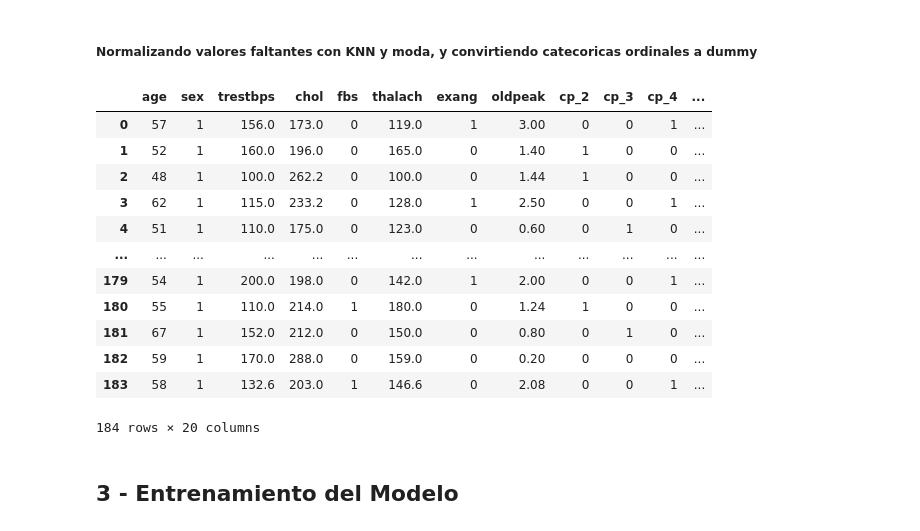
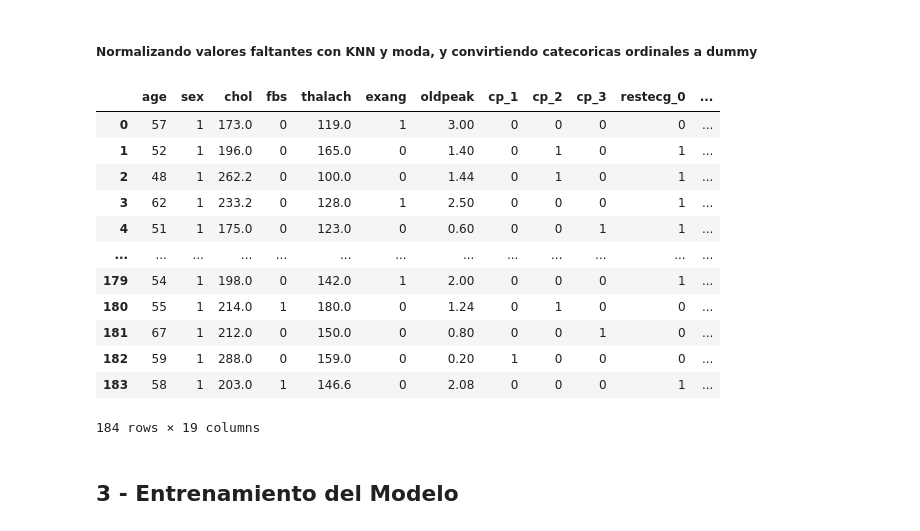
Before and after one commit to cmarty02/DATACADABRA_DataProject_3, a Jupyter notebook: data_raw/Data_Project_3_Cris.ipynb, the cells around one changed output. Cells and saved outputs as stored; diff of their text form; code cells hidden in the pictures.

```diff
--- a/data_raw/Data_Project_3_Cris.ipynb
+++ b/data_raw/Data_Project_3_Cris.ipynb
@@ -1228,28 +1296,38 @@ test_copy_c
 # %% [markdown]
 ##### Normalizando valores faltantes con KNN y moda, y convirtiendo catecoricas ordinales a dummy
 # %%
-#Cambio los 9 en ca por nan
+# Cambio los 9 en ca por nan
 test_copy_b['ca'] = test_copy_b['ca'].replace(9, float('nan'))
 
-#Convierto variables seleccionadas a dummy y elimino la primera para evitar colinealidad
-test_copy_dummy_d = pd.get_dummies(test_copy_b, columns=['cp', 'restecg', 'ca', 'slope', 'thal'], drop_first=True, dtype=int)
+# Convierto variables seleccionadas a dummy
+test_copy_dummy_d = pd.get_dummies(test_copy_b, columns=['cp', 'restecg', 'ca', 'slope', 'thal'], dtype=int)
 
 
+# Elimino la el valor de referencia (resultado normal) para evitar colinealidad
+test_copy_dummy_d.drop('cp_4', axis=1, inplace=True)
+test_copy_dummy_d.drop('restecg_2', axis=1, inplace=True)
+test_copy_dummy_d.drop('ca_3', axis=1, inplace=True)
+test_copy_dummy_d.drop('slope_3', axis=1, inplace=True)
+test_copy_dummy_d.drop('thal_7', axis=1, inplace=True)
+
+test_copy_dummy_d.drop('trestbps', axis=1, inplace=True)
+#test_copy_dummy_d.drop('oldpeak', axis=1, inplace=True)
+
 test_copy_dummy_d
 # %% [output]
-|  | age | sex | trestbps | chol | fbs | thalach | exang | oldpeak | cp_2 | cp_3 | cp_4 | ... |
-| 0 | 57 | 1 | 156.0 | 173.0 | 0 | 119.0 | 1 | 3.00 | 0 | 0 | 1 | ... |
-| 1 | 52 | 1 | 160.0 | 196.0 | 0 | 165.0 | 0 | 1.40 | 1 | 0 | 0 | ... |
-| 2 | 48 | 1 | 100.0 | 262.2 | 0 | 100.0 | 0 | 1.44 | 1 | 0 | 0 | ... |
-| 3 | 62 | 1 | 115.0 | 233.2 | 0 | 128.0 | 1 | 2.50 | 0 | 0 | 1 | ... |
-| 4 | 51 | 1 | 110.0 | 175.0 | 0 | 123.0 | 0 | 0.60 | 0 | 1 | 0 | ... |
+|  | age | sex | chol | fbs | thalach | exang | oldpeak | cp_1 | cp_2 | cp_3 | restecg_0 | ... |
+| 0 | 57 | 1 | 173.0 | 0 | 119.0 | 1 | 3.00 | 0 | 0 | 0 | 0 | ... |
+| 1 | 52 | 1 | 196.0 | 0 | 165.0 | 0 | 1.40 | 0 | 1 | 0 | 1 | ... |
+| 2 | 48 | 1 | 262.2 | 0 | 100.0 | 0 | 1.44 | 0 | 1 | 0 | 1 | ... |
+| 3 | 62 | 1 | 233.2 | 0 | 128.0 | 1 | 2.50 | 0 | 0 | 0 | 1 | ... |
+| 4 | 51 | 1 | 175.0 | 0 | 123.0 | 0 | 0.60 | 0 | 0 | 1 | 1 | ... |
 | ... | ... | ... | ... | ... | ... | ... | ... | ... | ... | ... | ... | ... |
-| 179 | 54 | 1 | 200.0 | 198.0 | 0 | 142.0 | 1 | 2.00 | 0 | 0 | 1 | ... |
-| 180 | 55 | 1 | 110.0 | 214.0 | 1 | 180.0 | 0 | 1.24 | 1 | 0 | 0 | ... |
-| 181 | 67 | 1 | 152.0 | 212.0 | 0 | 150.0 | 0 | 0.80 | 0 | 1 | 0 | ... |
-| 182 | 59 | 1 | 170.0 | 288.0 | 0 | 159.0 | 0 | 0.20 | 0 | 0 | 0 | ... |
-| 183 | 58 | 1 | 132.6 | 203.0 | 1 | 146.6 | 0 | 2.08 | 0 | 0 | 1 | ... |
+| 179 | 54 | 1 | 198.0 | 0 | 142.0 | 1 | 2.00 | 0 | 0 | 0 | 1 | ... |
+| 180 | 55 | 1 | 214.0 | 1 | 180.0 | 0 | 1.24 | 0 | 1 | 0 | 0 | ... |
+| 181 | 67 | 1 | 212.0 | 0 | 150.0 | 0 | 0.80 | 0 | 0 | 1 | 0 | ... |
+| 182 | 59 | 1 | 288.0 | 0 | 159.0 | 0 | 0.20 | 1 | 0 | 0 | 0 | ... |
+| 183 | 58 | 1 | 203.0 | 1 | 146.6 | 0 | 2.08 | 0 | 0 | 0 | 1 | ... |
-184 rows × 20 columns
+184 rows × 19 columns
 # %% [markdown]
 ## 3 - Entrenamiento del Modelo
 # %% [markdown]
```
Also changed, not shown: parts of 16 cells of this notebook, 1 other file.
